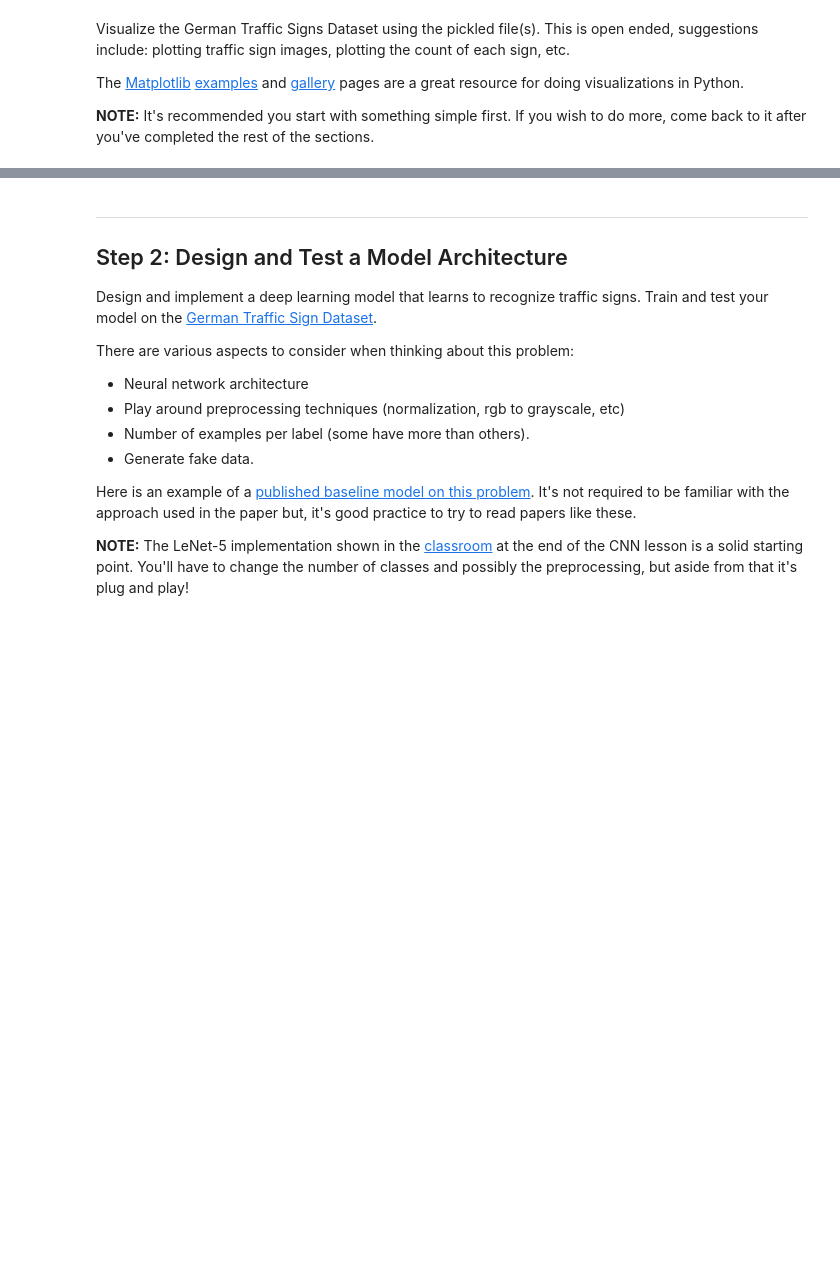
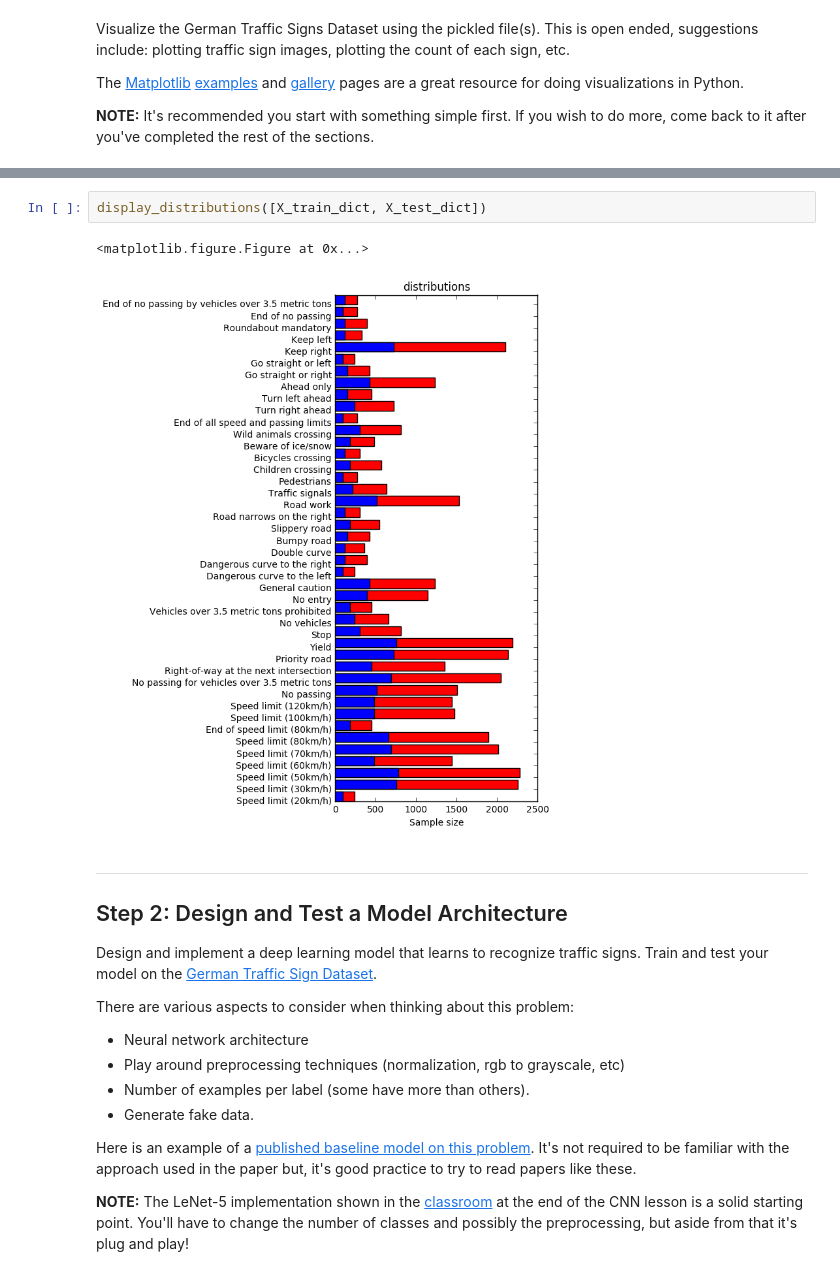
Before and after one commit to pejvan/CarND-Traffic-Sign-Classifier-Project, a Jupyter notebook: Traffic_Sign_Classifier.ipynb, the cells around one changed output, grey strips where cells are left out. Cells and saved outputs as stored; diff of their text form; blank space fills up the shorter version.

```diff
--- a/Traffic_Sign_Classifier.ipynb
+++ b/Traffic_Sign_Classifier.ipynb
@@ -135,3 +200,8 @@ new_coord: [2, 3, 29, 29]
+# %%
+display_distributions([X_train_dict, X_test_dict])
+# %% [output]
+<matplotlib.figure.Figure at 0x...>
+[figure, added]
 # %% [markdown]
 ----
 
```
Also changed, not shown: parts of 8 cells of this notebook.
